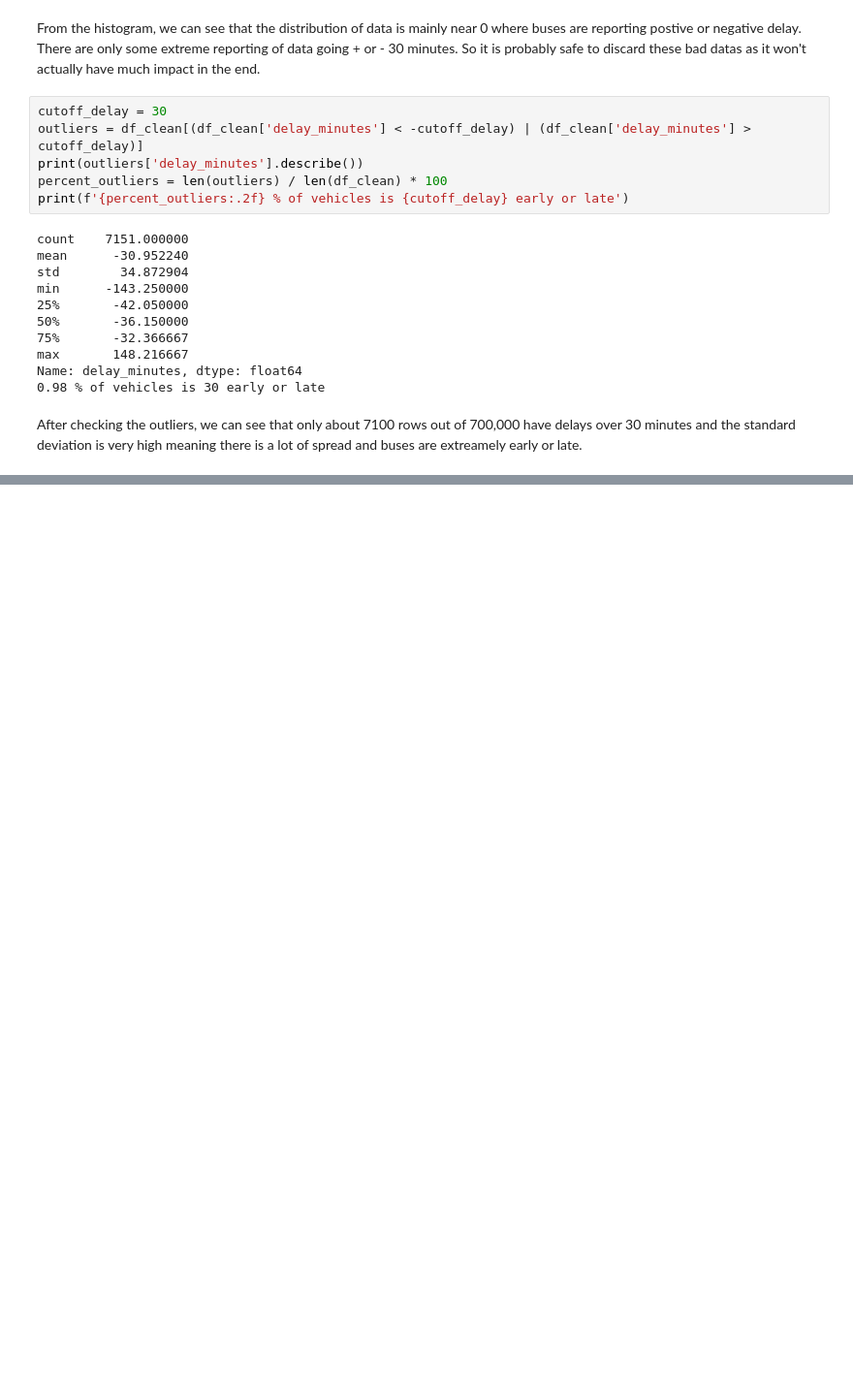
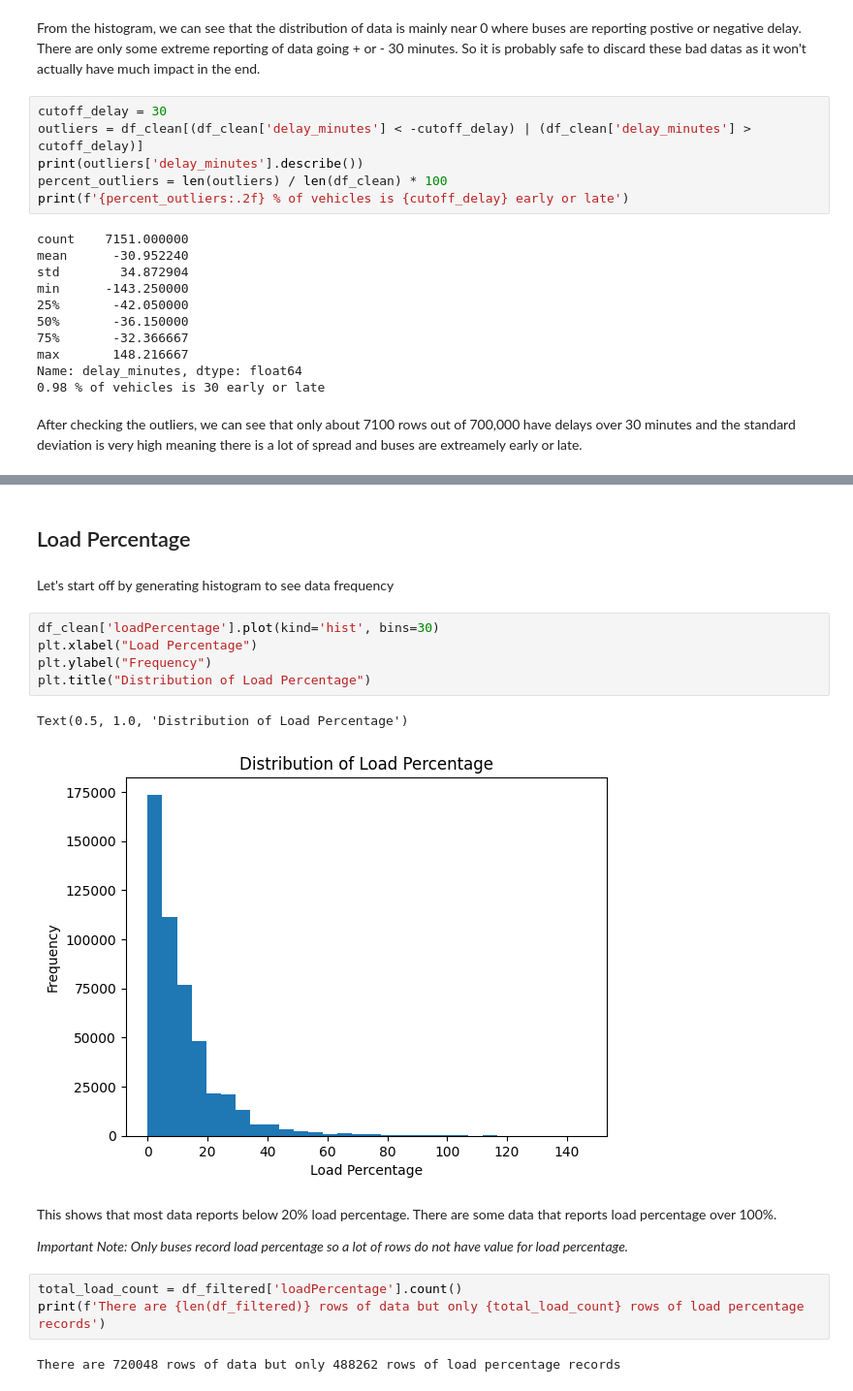
Before and after one commit to dvan2/trimet_data_project, a Jupyter notebook: notebooks/trimet.ipynb, the cells around one changed output, grey strips where cells are left out. Shown at 97% size. Saved outputs shown, nothing was run; the diff lists cells and outputs as text; blank space fills up the shorter version.

```diff
--- a/notebooks/trimet.ipynb
+++ b/notebooks/trimet.ipynb
@@ -492,0 +434,22 @@ Name: delay_minutes, dtype: float64
+# %% [markdown]
+## Load Percentage
+# %% [markdown]
+Let's start off by generating histogram to see data frequency
+# %%
+df_clean['loadPercentage'].plot(kind='hist', bins=30)
+plt.xlabel("Load Percentage")
+plt.ylabel("Frequency")
+plt.title("Distribution of Load Percentage")
+# %% [output]
+Text(0.5, 1.0, 'Distribution of Load Percentage')
+[figure, added]
+# %% [markdown]
+This shows that most data reports below 20% load percentage.
+There are some data that reports load percentage over 100%.
+
+*Important Note: Only buses record load percentage so a lot of rows do not have value for load percentage.*
+# %%
+total_load_count = df_filtered['loadPercentage'].count()
+print(f'There are {len(df_filtered)} rows of data but only {total_load_count} rows of load percentage records')
+# %% [output]
+There are 720048 rows of data but only 488262 rows of load percentage records
```
Also changed, not shown: parts of 31 cells of this notebook.
